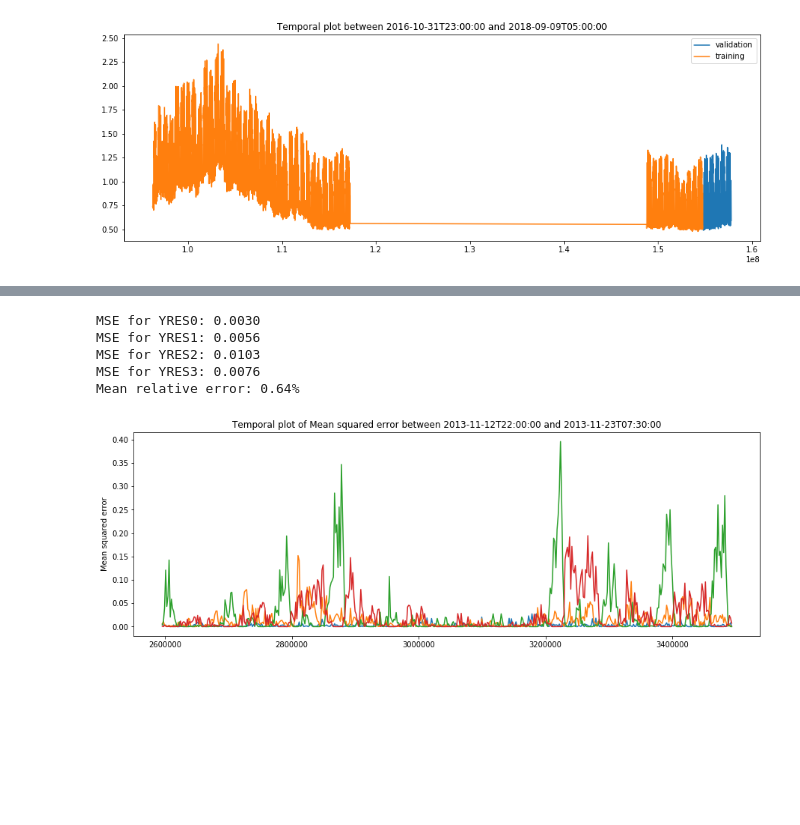
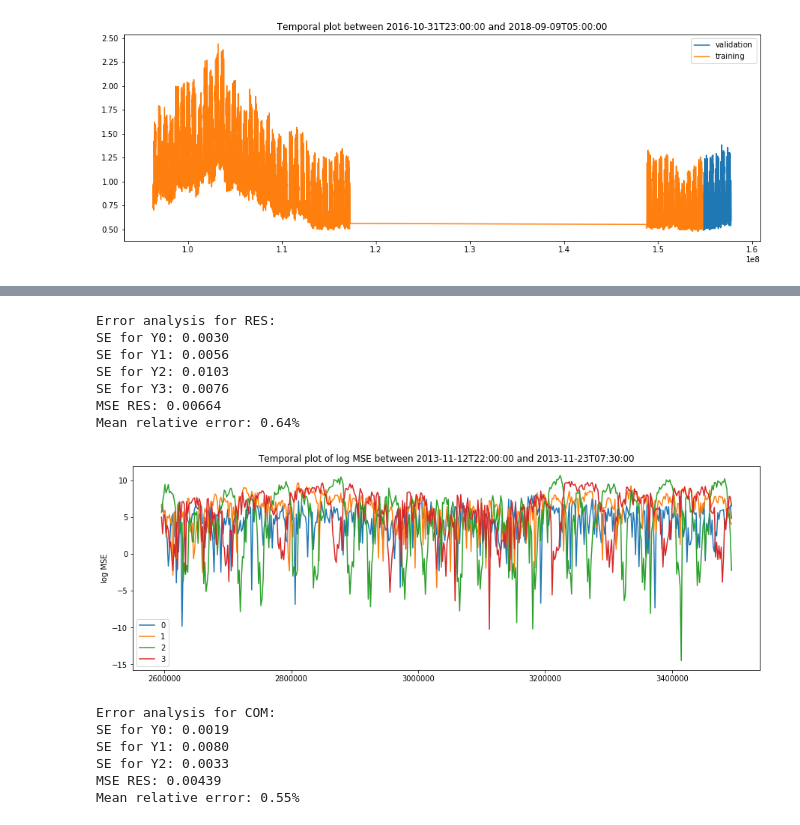
Before and after one commit to tangih/EnedisDataChallenge, a Jupyter notebook: main.ipynb, the cells around one changed output, grey strips where cells are left out. Drawn from its saved outputs; the diff is of its cells as text; code cells hidden in the pictures; blank space fills up the shorter version.

```diff
--- a/main.ipynb
+++ b/main.ipynb
@@ -224,19 +154,0 @@ plt.show()
-# %%
-mse = (y_valid_pred_res - y_valid_res) ** 2
-mean_mse = np.mean(mse, axis=0)
-for i in range(4):
-    print('MSE for YRES{}: {:.4f}'.format(i, mean_mse[i]))
-print('Mean relative error: {:.2f}%'.format(np.mean(mean_mse / np.mean(y_valid_res, axis=0)) * 100))
-
-plt.figure(figsize=(15, 5))
-for i in range(4):
-    t = x_res[id_valid_res, 1]
-    vis.plot_time(t[:500], mse[:500, i], label_x='Mean squared error')
-plt.show()
-# %% [output]
-MSE for YRES0: 0.0030
-MSE for YRES1: 0.0056
-MSE for YRES2: 0.0103
-MSE for YRES3: 0.0076
-Mean relative error: 0.64%
-[figure, removed]
@@ -274,0 +155,20 @@ for i in tqdm.tqdm_notebook(range(N), 'Loading data:'):
+# %%
+print('Error analysis for RES:')
+vis.score(y_valid_pred_res, y_valid_res, plot=True, x=x_res, id_valid=id_valid_res)
+print('Error analysis for COM:')
+vis.score(y_valid_pred_com, y_valid_com)
+# %% [output]
+Error analysis for RES:
+SE for Y0: 0.0030
+SE for Y1: 0.0056
+SE for Y2: 0.0103
+SE for Y3: 0.0076
+MSE RES: 0.00664
+Mean relative error: 0.64%
+[figure, added]
+Error analysis for COM:
+SE for Y0: 0.0019
+SE for Y1: 0.0080
+SE for Y2: 0.0033
+MSE RES: 0.00439
+Mean relative error: 0.55%
```
Also changed, not shown: parts of 17 cells of this notebook, 4 other files.
